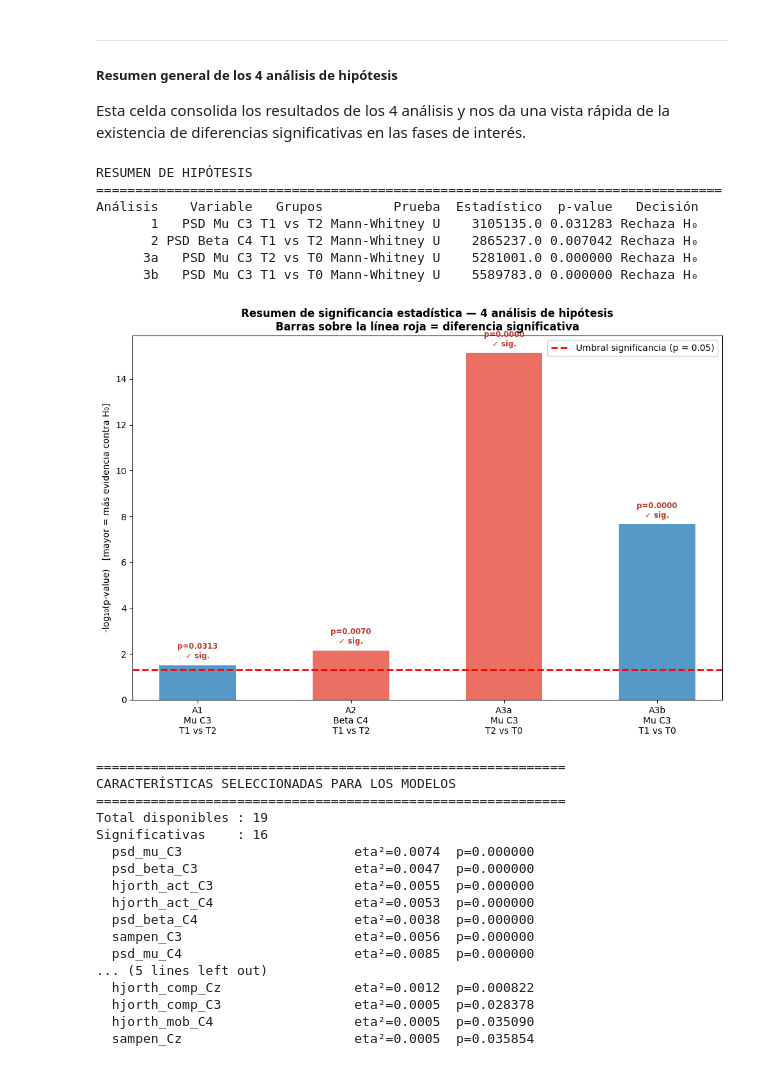
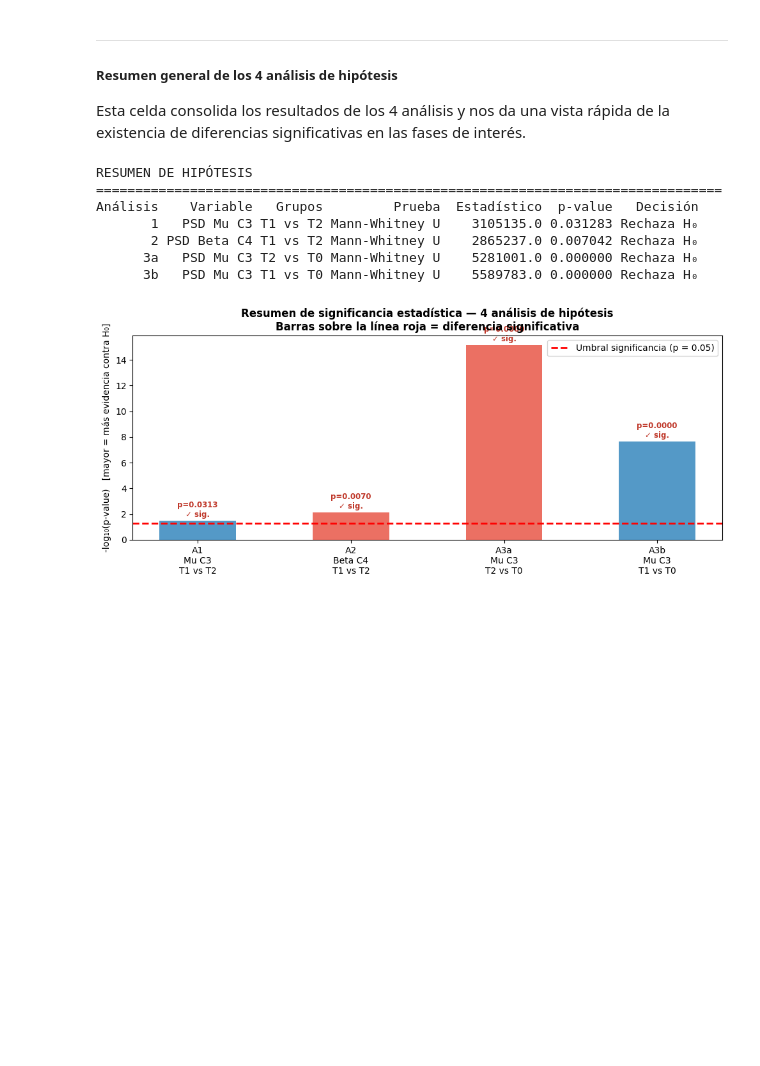
Before and after one commit to CamilaMontiel2510/PROYECTO_EEG_BCI_1, a Jupyter notebook: PROYECTO_2_BCI.ipynb, the cells around one changed output. Saved outputs shown, nothing was run; the diff lists cells and outputs as text; code cells hidden in the pictures; blank space fills up the shorter version.

```diff
--- a/PROYECTO_2_BCI.ipynb
+++ b/PROYECTO_2_BCI.ipynb
@@ -332,8 +355,9 @@ def hjorth_params(senal_1d):
     movilidad   = np.sqrt(var_d1 / var_x)  if var_x  > 0 else 0.0
     mob_d1      = np.sqrt(var_d2 / var_d1) if var_d1 > 0 else 0.0
     complejidad = mob_d1 / movilidad        if movilidad > 0 else 0.0
-
-    return actividad, movilidad, complejidad
+    # Movilidad se calcula internamente para complejidad
+    # pero NO se devuelve como feature
+    return actividad, complejidad
 
 print('hjorth_params() definida')
 # %% [output]
@@ -399,15 +441,3 @@ El PLV mide qué tan sincronizadas en fase están las señales de C3 y C4
 
 Para calcularlo usamos la transformada de Hilbert que extrae la fase instantánea
 de cada señal y luego medimos qué tan consistente es la diferencia de fase.
-# %%
-def calcular_plv(senal_c3, senal_c4):
-    """
-    PLV en la banda Mu entre C3 y C4.
-    Fórmula: |mean(exp(j * (fase_C3 - fase_C4)))|
-    """
-    fase_c3 = np.angle(hilbert(senal_c3))
-    fase_c4 = np.angle(hilbert(senal_c4))
-    plv = np.abs(np.mean(np.exp(1j * (fase_c3 - fase_c4))))
-    return float(plv)
-
-print('calcular_plv() definida')
@@ -576,7 +714,7 @@ else:
 
     for i, ruta in enumerate(archivos_img):
         nombre = os.path.basename(ruta)   # ej. S001R04.edf
-        sujeto = nombre[:4]               # S001
+        sujeto = 'sub-' + nombre[1:4]   # → 'sub-001'
         run    = nombre[4:7]              # R04
 
         df_arch = procesar_archivo_a_df(ruta, sujeto, run)
@@ -1308,7 +1509,7 @@ print('RESUMEN DE HIPÓTESIS')
 print('='*80)
 print(tabla_hipotesis.to_string(index=False))
 
-# ── Gráfico resumen: -log10(p) de los 4 análisis ─────────────────
+# -- Gráfico resumen: -log10(p) de los 4 análisis -----------------
 fig, ax = plt.subplots(figsize=(10, 4.5))
 etiquetas = [
     'A1\nMu C3\nT1 vs T2',
@@ -1321,62 +1522,33 @@ colores_res = [COLORES_CLASE[1], COLORES_CLASE[2], COLORES_CLASE[2], COLORES_CLA
 log_p = [-np.log10(p + 1e-300) for p in pvals_todos]
 
 bars = ax.bar(etiquetas, log_p, color=colores_res, alpha=0.8, width=0.5)
 ax.axhline(-np.log10(0.05), color='red', ls='--', lw=2,
             label='Umbral significancia (p = 0.05)')
 
 for bar, pv in zip(bars, pvals_todos):
     label_p = f'p={pv:.4f}\n{"✓ sig." if pv<0.05 else "ns"}'
     ax.text(bar.get_x() + bar.get_width()/2,
             bar.get_height() + 0.3,
             label_p, ha='center', fontsize=8.5,
             color='#c0392b' if pv < 0.05 else '#7f8c8d',
             fontweight='bold')
 
 ax.set_ylabel('-log₁₀(p-value)   [mayor = más evidencia contra H₀]')
 ax.set_title('Resumen de significancia estadística — 4 análisis de hipótesis\n'
              'Barras sobre la línea roja = diferencia significativa',
              fontweight='bold')
 ax.legend()
 plt.tight_layout()
 plt.savefig('figuras_P2/hipotesis_resumen_4analisis.png', dpi=150, bbox_inches='tight')
 plt.show()
-
-
-# ── Resumen de características que entran al modelo ─────────────
-print('\n' + '='*60)
-print('CARACTERÍSTICAS SELECCIONADAS PARA LOS MODELOS')
-print('='*60)
-print(f'Total disponibles : {len(cols_feat)}')
-print(f'Significativas    : {len(feats_significativas)}')
-for f in feats_significativas:
-    eta = resultados_kw[f]['eta2']
-    p   = resultados_kw[f]['p_value']
-    print(f'  {f:<30} eta²={eta:.4f}  p={p:.6f}')
 # %% [output]
 RESUMEN DE HIPÓTESIS
 ================================================================================
 Análisis    Variable   Grupos         Prueba  Estadístico  p-value   Decisión
        1   PSD Mu C3 T1 vs T2 Mann-Whitney U    3105135.0 0.031283 Rechaza H₀
        2 PSD Beta C4 T1 vs T2 Mann-Whitney U    2865237.0 0.007042 Rechaza H₀
       3a   PSD Mu C3 T2 vs T0 Mann-Whitney U    5281001.0 0.000000 Rechaza H₀
       3b   PSD Mu C3 T1 vs T0 Mann-Whitney U    5589783.0 0.000000 Rechaza H₀
-[figure, old version]
+[figure, new version]
-============================================================
-CARACTERÍSTICAS SELECCIONADAS PARA LOS MODELOS
-============================================================
-Total disponibles : 19
-Significativas    : 16
-  psd_mu_C3                      eta²=0.0074  p=0.000000
-  psd_beta_C3                    eta²=0.0047  p=0.000000
-  hjorth_act_C3                  eta²=0.0055  p=0.000000
-  hjorth_act_C4                  eta²=0.0053  p=0.000000
-  psd_beta_C4                    eta²=0.0038  p=0.000000
-  sampen_C3                      eta²=0.0056  p=0.000000
-  psd_mu_C4                      eta²=0.0085  p=0.000000
-... (5 lines left out)
-  hjorth_comp_Cz                 eta²=0.0012  p=0.000822
-  hjorth_comp_C3                 eta²=0.0005  p=0.028378
-  hjorth_mob_C4                  eta²=0.0005  p=0.035090
-  sampen_Cz                      eta²=0.0005  p=0.035854
 # %% [markdown]
 ---
```
Also changed, not shown: parts of 60 cells of this notebook.
